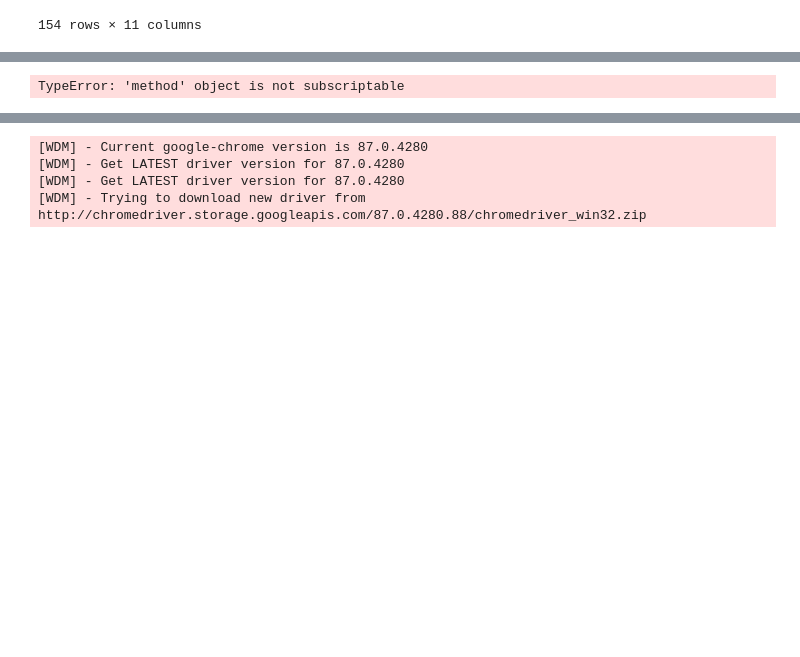
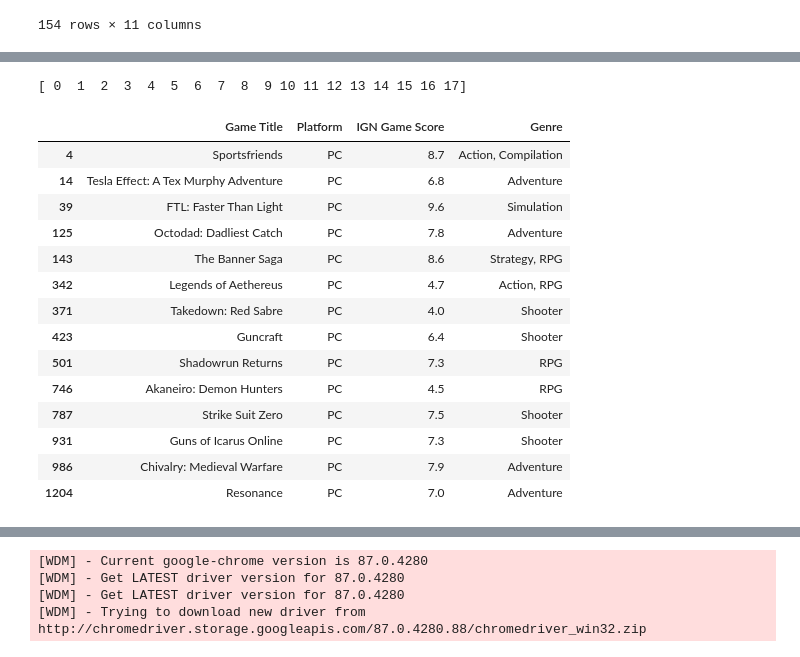
Before and after one commit to Witwer93/ETL-Project, a Jupyter notebook: etl_project_file.ipynb, the cells around one changed output, grey strips where cells are left out. Cells and saved outputs as stored; diff of their text form; code cells hidden in the pictures; blank space fills up the shorter version.

```diff
--- a/etl_project_file.ipynb
+++ b/etl_project_file.ipynb
@@ -211,12 +208,29 @@ clean_ign_df = ign_df.rename(columns={'Game': 'Game Title',
 # %%
 temp_list = clean_ign_df['Game Title'].map(lambda x: True if x in game_names else False)
 indicies = np.where(temp_list)[0]
 print(indicies)
 
-#Unfortunate that there's only 18 values from IGN, I suspect there are more but this particular dataset may be out of date
+#Unfortunate that there's only 14 values from IGN, I suspect there are more but this particular dataset may be out of date
 clean_ign_df = clean_ign_df.iloc[indicies]
+clean_ign_df = clean_ign_df.loc[clean_ign_df['Platform']=='PC']
+clean_ign_df
 # %% [output]
-TypeError: 'method' object is not subscriptable
+[ 0  1  2  3  4  5  6  7  8  9 10 11 12 13 14 15 16 17]
+|  | Game Title | Platform | IGN Game Score | Genre |
+| 4 | Sportsfriends | PC | 8.7 | Action, Compilation |
+| 14 | Tesla Effect: A Tex Murphy Adventure | PC | 6.8 | Adventure |
+| 39 | FTL: Faster Than Light | PC | 9.6 | Simulation |
+| 125 | Octodad: Dadliest Catch | PC | 7.8 | Adventure |
+| 143 | The Banner Saga | PC | 8.6 | Strategy, RPG |
+| 342 | Legends of Aethereus | PC | 4.7 | Action, RPG |
+| 371 | Takedown: Red Sabre | PC | 4.0 | Shooter |
+| 423 | Guncraft | PC | 6.4 | Shooter |
+| 501 | Shadowrun Returns | PC | 7.3 | RPG |
+| 746 | Akaneiro: Demon Hunters | PC | 4.5 | RPG |
+| 787 | Strike Suit Zero | PC | 7.5 | Shooter |
+| 931 | Guns of Icarus Online | PC | 7.3 | Shooter |
+| 986 | Chivalry: Medieval Warfare | PC | 7.9 | Adventure |
+| 1204 | Resonance | PC | 7.0 | Adventure |
 # %%
 final_ign_df = clean_ign_df.set_index('Game Title')
 final_ign_df
```
Also changed, not shown: parts of 2 cells of this notebook, 4 other files.
